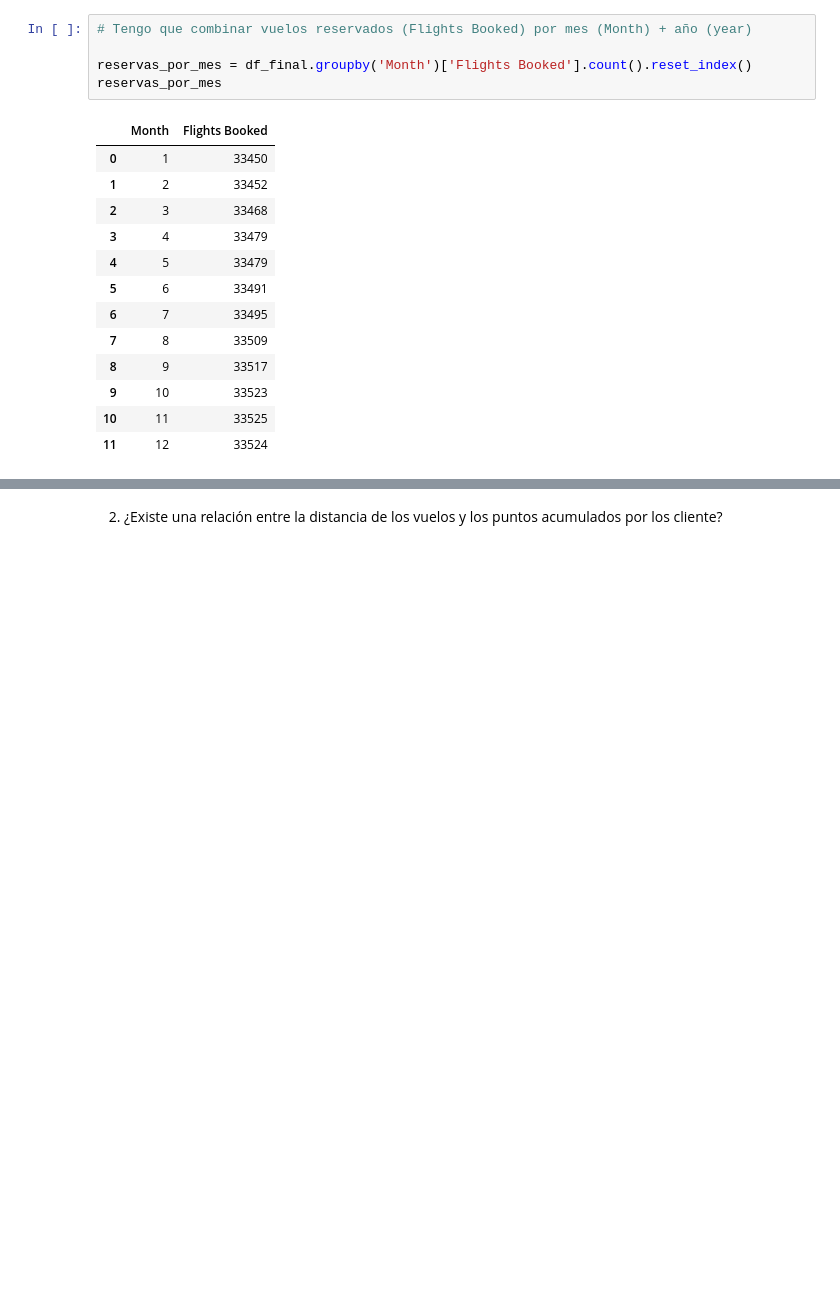
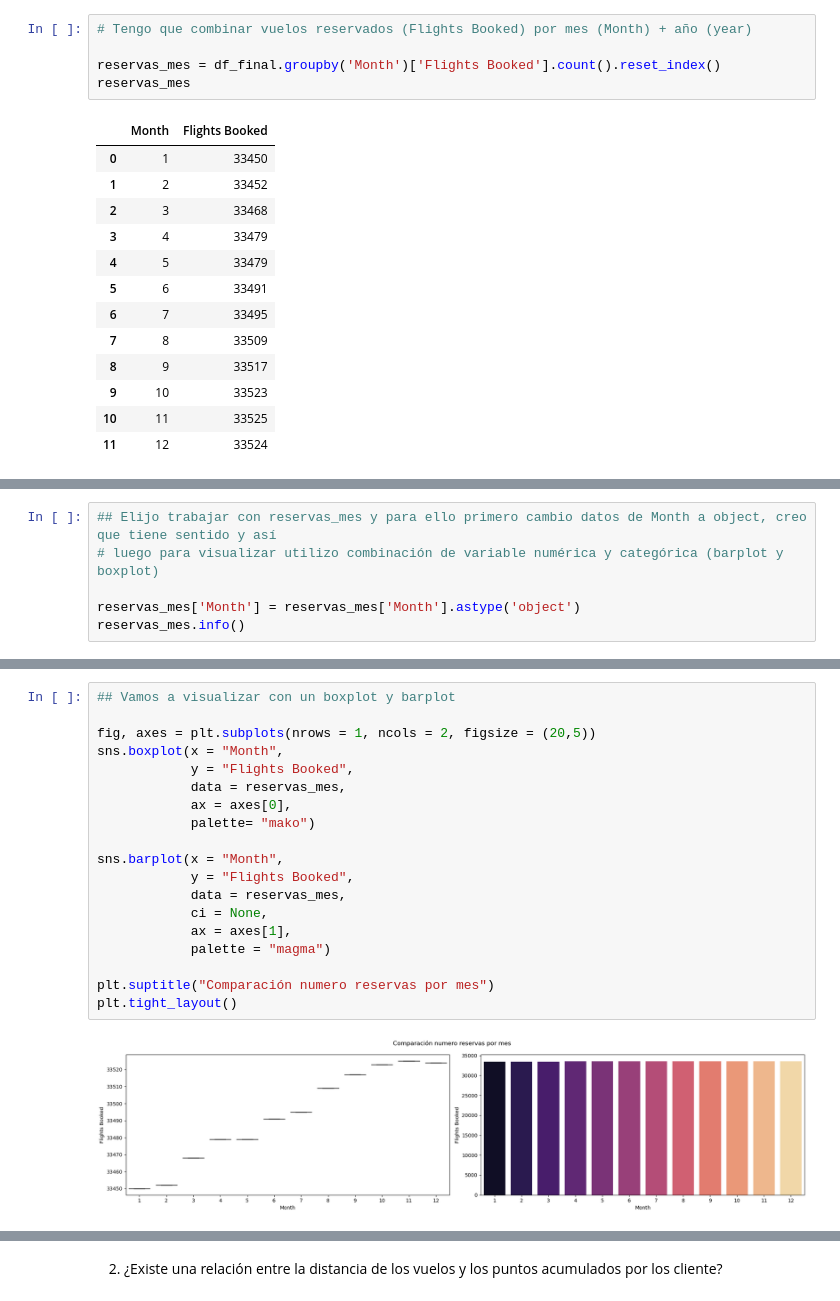
Before and after one commit to Adalab/bda-modulo-3-evaluacion-final-23lau, a Jupyter notebook: Evaluacion_modulo3.ipynb, the cells around one changed output, grey strips where cells are left out. Cells and saved outputs as stored; diff of their text form; blank space fills up the shorter version.

```diff
--- a/Evaluacion_modulo3.ipynb
+++ b/Evaluacion_modulo3.ipynb
@@ -913,8 +913,8 @@ df_final.head()
 # %%
 # Tengo que combinar vuelos reservados (Flights Booked) por mes (Month) + año (year)
 
-reservas_por_mes = df_final.groupby('Month')['Flights Booked'].count().reset_index()
-reservas_por_mes
+reservas_mes = df_final.groupby('Month')['Flights Booked'].count().reset_index()
+reservas_mes
 # %% [output]
 |  | Month | Flights Booked |
 | 0 | 1 | 33450 |
@@ -984,0 +968,6 @@ memory usage: 276.0 bytes
+# %%
+## Elijo trabajar con reservas_mes y para ello primero cambio datos de Month a object, creo que tiene sentido y así
+# luego para visualizar utilizo combinación de variable numérica y categórica (barplot y boxplot)
+
+reservas_mes['Month'] = reservas_mes['Month'].astype('object')
+reservas_mes.info()
@@ -984,0 +984,21 @@ memory usage: 276.0 bytes
+# %%
+## Vamos a visualizar con un boxplot y barplot
+
+fig, axes = plt.subplots(nrows = 1, ncols = 2, figsize = (20,5))
+sns.boxplot(x = "Month",
+            y = "Flights Booked",
+            data = reservas_mes,
+            ax = axes[0],
+            palette= "mako")
+
+sns.barplot(x = "Month",
+            y = "Flights Booked",
+            data = reservas_mes,
+            ci = None,
+            ax = axes[1],
+            palette = "magma")
+
+plt.suptitle("Comparación numero reservas por mes")
+plt.tight_layout()
+# %% [output]
+[figure, added]
```
Also changed, not shown: parts of 35 cells of this notebook.
